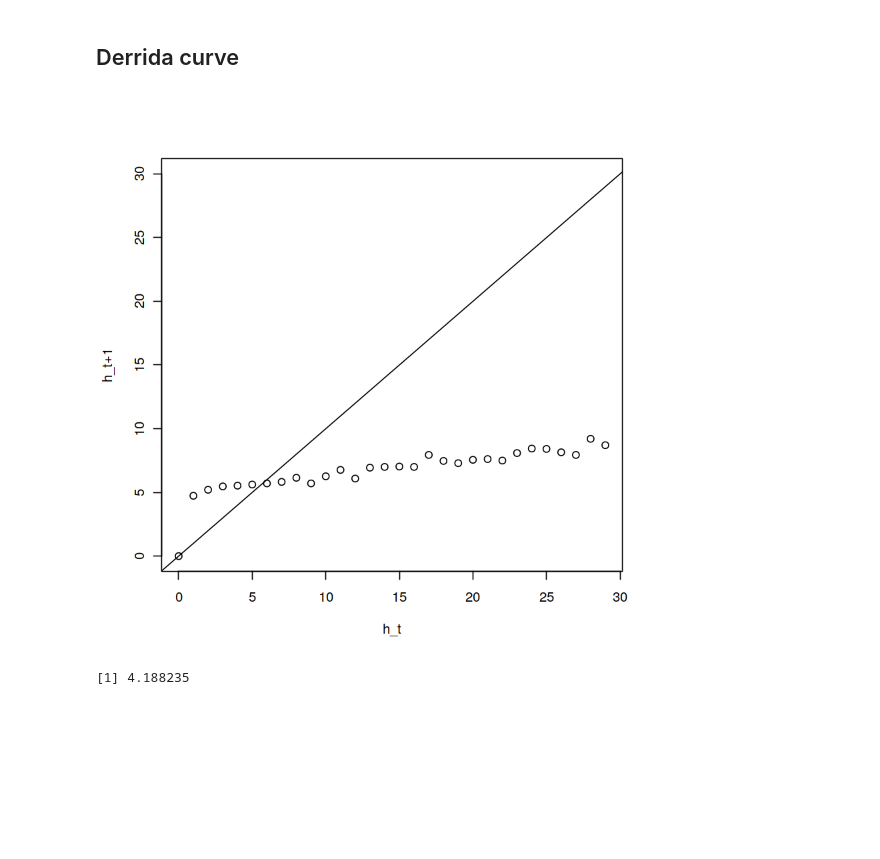
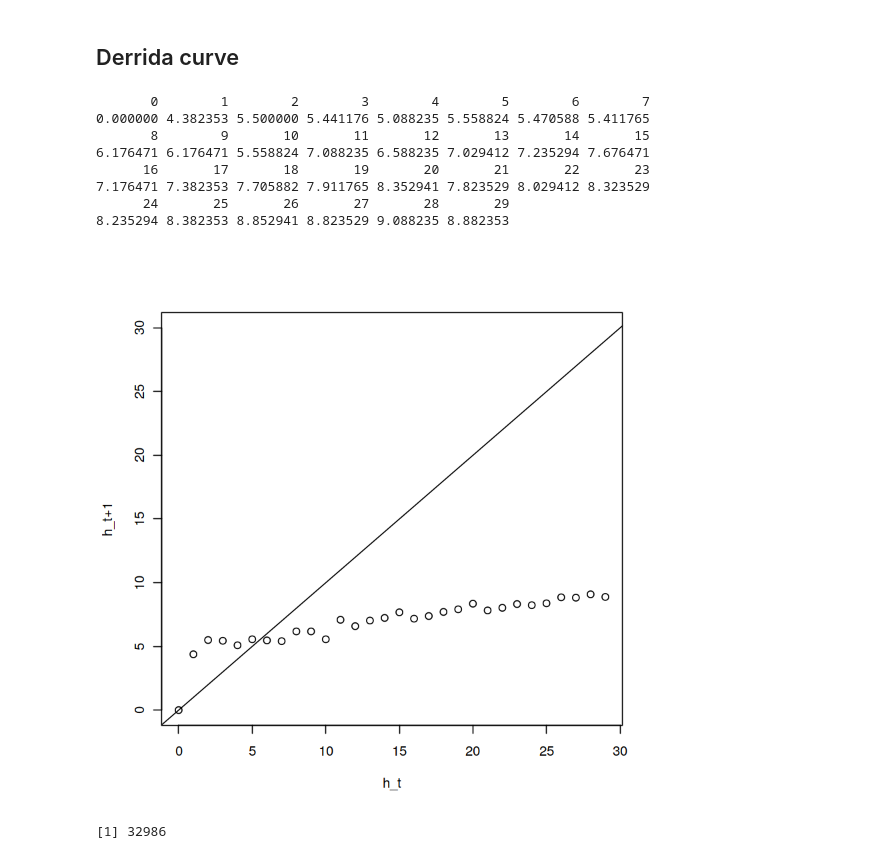
Before and after one commit to Laboratorio-de-Biologia-Computacional/Macrophage_Differentiation, a Jupyter notebook: MP_network.ipynb, the cells around one changed output. Drawn from its saved outputs; the diff is of its cells as text; code cells hidden in the pictures; blank space fills up the shorter version.

Commit message:
Derrida plot

```diff
--- a/MP_network.ipynb
+++ b/MP_network.ipynb
@@ -667,17 +667,26 @@ sort(table(M2.M1.trans.dual$genes))
 # %%
 res.der <- derrida(net)
 #pdf("images/MP_derrida.pdf")
 plot(x=names(res.der), y=res.der,
      ylim = c(0,length(res.der)),
      xlab = "h_t", ylab = "h_t+1")
 abline(0,1)
 #dev.off()
+res.der
 # %% [output]
+       0        1        2        3        4        5        6        7
+0.000000 4.382353 5.500000 5.441176 5.088235 5.558824 5.470588 5.411765
+       8        9       10       11       12       13       14       15
+6.176471 6.176471 5.558824 7.088235 6.588235 7.029412 7.235294 7.676471
+      16       17       18       19       20       21       22       23
+7.176471 7.382353 7.705882 7.911765 8.352941 7.823529 8.029412 8.323529
+      24       25       26       27       28       29
+8.235294 8.382353 8.852941 8.823529 9.088235 8.882353
-[figure, old version]
+[figure, new version]
 # %%
-mean(res.der[1:5])
+sum(cfm.label$initial_label != cfm.label$final_label)
 # %% [output]
-[1] 4.188235
+[1] 32986
 # %%
 mean(res.der[25:30])
 # %% [output]
```
Also changed, not shown: parts of 1 cell of this notebook.
